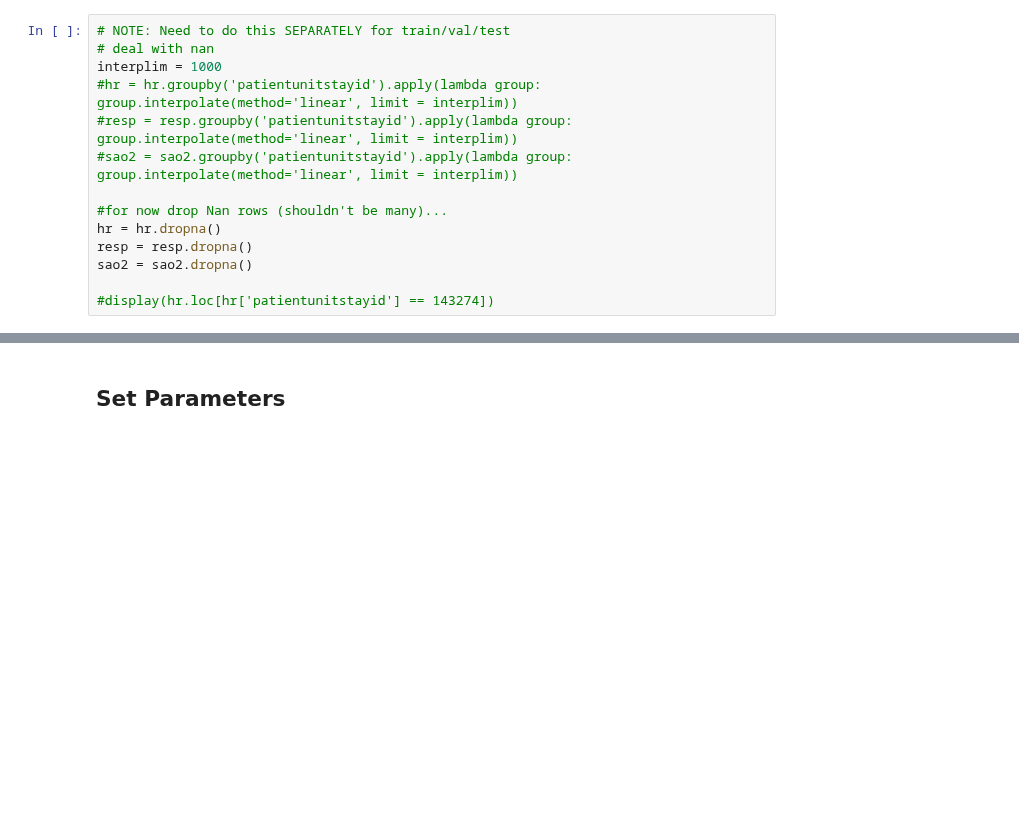
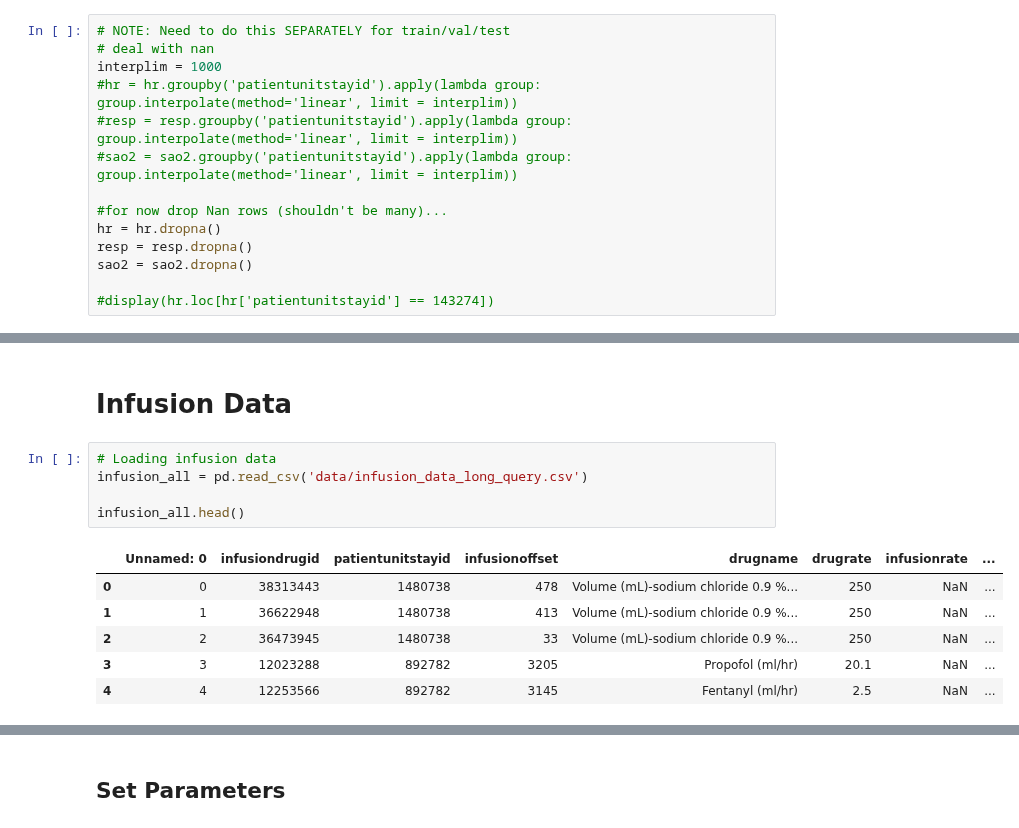
Before and after one commit to adit98/tbi, a Jupyter notebook: GCS_Modeling.ipynb, the cells around one changed output, grey strips where cells are left out. Drawn from its saved outputs; the diff is of its cells as text; blank space fills up the shorter version.

```diff
--- a/GCS_Modeling.ipynb
+++ b/GCS_Modeling.ipynb
@@ -190,0 +234,14 @@ sao2 = sao2.dropna()
+# %% [markdown]
+# Infusion Data
+# %%
+# Loading infusion data
+infusion_all = pd.read_csv('data/infusion_data_long_query.csv')
+
+infusion_all.head()
+# %% [output]
+|  | Unnamed: 0 | infusiondrugid | patientunitstayid | infusionoffset | drugname | drugrate | infusionrate | ... |
+| 0 | 0 | 38313443 | 1480738 | 478 | Volume (mL)-sodium chloride 0.9 %... | 250 | NaN | ... |
+| 1 | 1 | 36622948 | 1480738 | 413 | Volume (mL)-sodium chloride 0.9 %... | 250 | NaN | ... |
+| 2 | 2 | 36473945 | 1480738 | 33 | Volume (mL)-sodium chloride 0.9 %... | 250 | NaN | ... |
+| 3 | 3 | 12023288 | 892782 | 3205 | Propofol (ml/hr) | 20.1 | NaN | ... |
+| 4 | 4 | 12253566 | 892782 | 3145 | Fentanyl (ml/hr) | 2.5 | NaN | ... |
```
Also changed, not shown: parts of 11 cells of this notebook.
